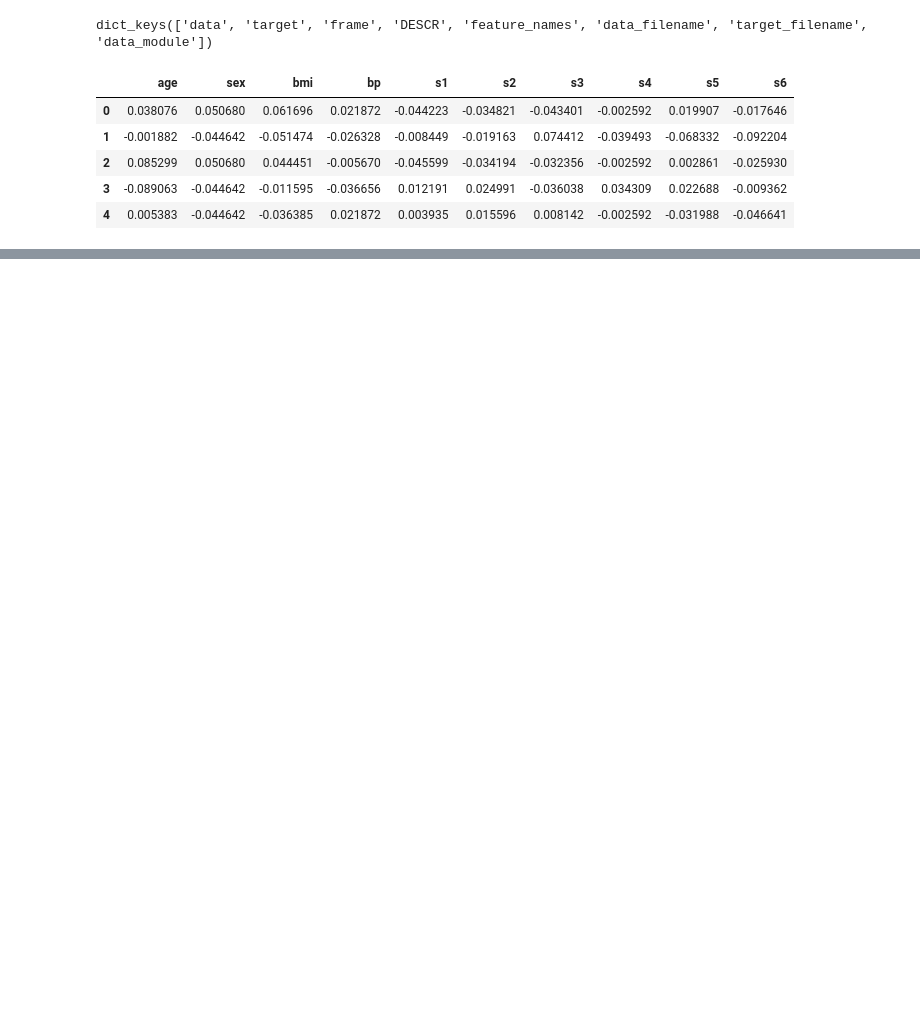
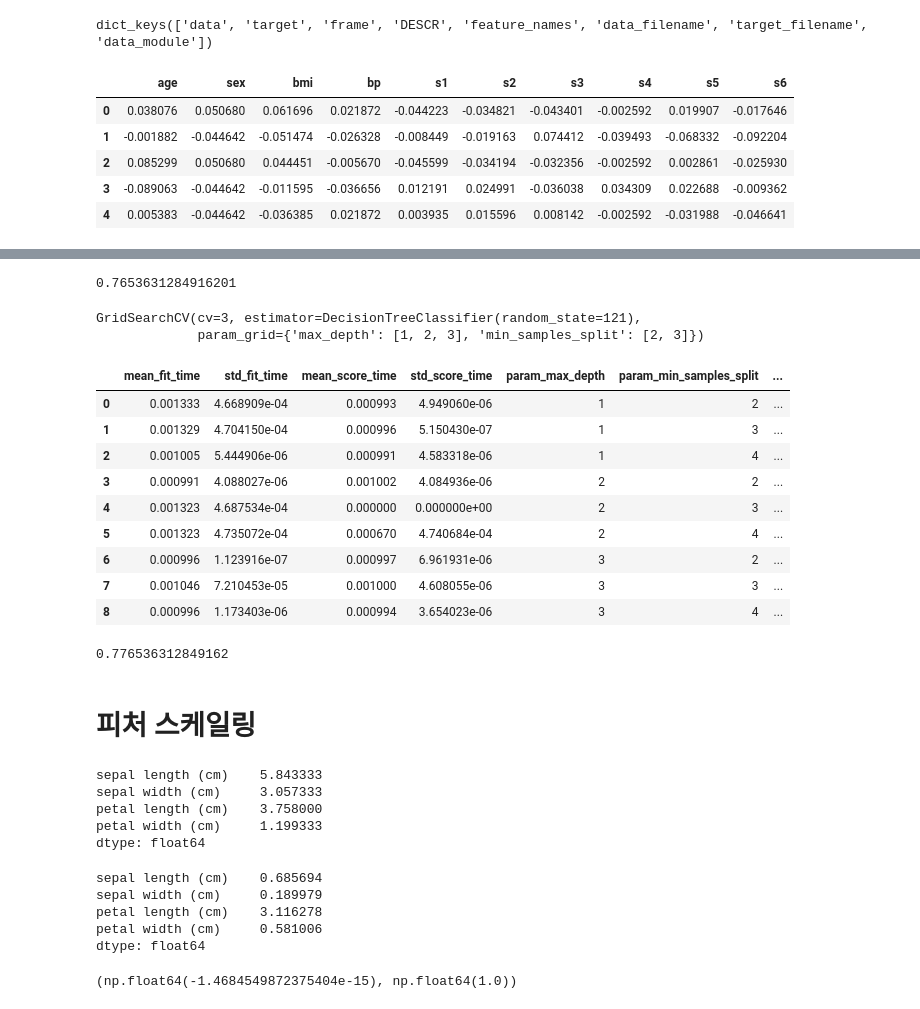
Before and after one commit to 2rlo0/hipython_rep, a Jupyter notebook: 31_사이킷런탐색.ipynb, the cells around one changed output, grey strips where cells are left out. Drawn from its saved outputs; the diff is of its cells as text; code cells hidden in the pictures; blank space fills up the shorter version.

```diff
--- a/31_사이킷런탐색.ipynb
+++ b/31_사이킷런탐색.ipynb
@@ -17,0 +383,3 @@ df.head()
+# %%
+# Age 평균으로 채우기
+df['Age'].fillna(df['Age'].mean(), inplace=True)
@@ -17,0 +409,6 @@ df.head()
+# %%
+X = df[['Pclass','Sex', 'Age', 'SibSp']]
+y = df['Survived']
+
+# 훈련, 테스트 분리
+X_train, X_test, y_train, y_test = train_test_split(X, y, test_size=0.2, random_state=42)
@@ -17,0 +437,68 @@ df.head()
+# %%
+# 모델 평가
+from sklearn.metrics import accuracy_score
+accuracy_score(y_test, pred) # 정확도
+# %% [output]
+0.7653631284916201
+# %%
+X_train, X_test, y_train, y_test = train_test_split(X,
+                                                  y,
+                                                  test_size=0.2,
+                                                  random_state=121)
+# %%
+from sklearn.model_selection import GridSearchCV
+dt_clf2 = DecisionTreeClassifier(random_state=121)
+params = {'max_depth':[1,2,3], 'min_samples_split':[2,3]}
+grid_dtree = GridSearchCV(dt_clf2, param_grid=params, cv=3, refit=True)
+grid_dtree.fit(X_train, y_train)
+# %% [output]
+GridSearchCV(cv=3, estimator=DecisionTreeClassifier(random_state=121),
+             param_grid={'max_depth': [1, 2, 3], 'min_samples_split': [2, 3]})
+# %%
+pd.DataFrame(grid_dtree.cv_results_)
+# %% [output]
+|  | mean_fit_time | std_fit_time | mean_score_time | std_score_time | param_max_depth | param_min_samples_split | ... |
+| 0 | 0.001333 | 4.668909e-04 | 0.000993 | 4.949060e-06 | 1 | 2 | ... |
+| 1 | 0.001329 | 4.704150e-04 | 0.000996 | 5.150430e-07 | 1 | 3 | ... |
+| 2 | 0.001005 | 5.444906e-06 | 0.000991 | 4.583318e-06 | 1 | 4 | ... |
+| 3 | 0.000991 | 4.088027e-06 | 0.001002 | 4.084936e-06 | 2 | 2 | ... |
+| 4 | 0.001323 | 4.687534e-04 | 0.000000 | 0.000000e+00 | 2 | 3 | ... |
+| 5 | 0.001323 | 4.735072e-04 | 0.000670 | 4.740684e-04 | 2 | 4 | ... |
+| 6 | 0.000996 | 1.123916e-07 | 0.000997 | 6.961931e-06 | 3 | 2 | ... |
+| 7 | 0.001046 | 7.210453e-05 | 0.001000 | 4.608055e-06 | 3 | 3 | ... |
+| 8 | 0.000996 | 1.173403e-06 | 0.000994 | 3.654023e-06 | 3 | 4 | ... |
+# %%
+b_model = grid_dtree.best_estimator_
+pred = b_model.predict(X_test)
+accuracy_score(y_test, pred)
+# %% [output]
+0.776536312849162
+# %% [markdown]
+# 피처 스케일링
+# %%
+from sklearn.datasets import load_iris
+iris = load_iris()
+iris_df = pd.DataFrame(data=iris.data, columns=iris.feature_names)
+iris_df.mean()
+# %% [output]
+sepal length (cm)    5.843333
+sepal width (cm)     3.057333
+petal length (cm)    3.758000
+petal width (cm)     1.199333
+dtype: float64
+# %%
+iris_df.var()
+# %% [output]
+sepal length (cm)    0.685694
+sepal width (cm)     0.189979
+petal length (cm)    3.116278
+petal width (cm)     0.581006
+dtype: float64
+# %%
+from sklearn.preprocessing import StandardScaler
+scaler = StandardScaler()
+scaler.fit(iris_df)
+iris_scaled = scaler.transform(iris_df)
+iris_scaled.mean(), iris_scaled.var()
+# %% [output]
+(np.float64(-1.4684549872375404e-15), np.float64(1.0))
```
Also changed, not shown: parts of 51 cells of this notebook, 1 other file.
